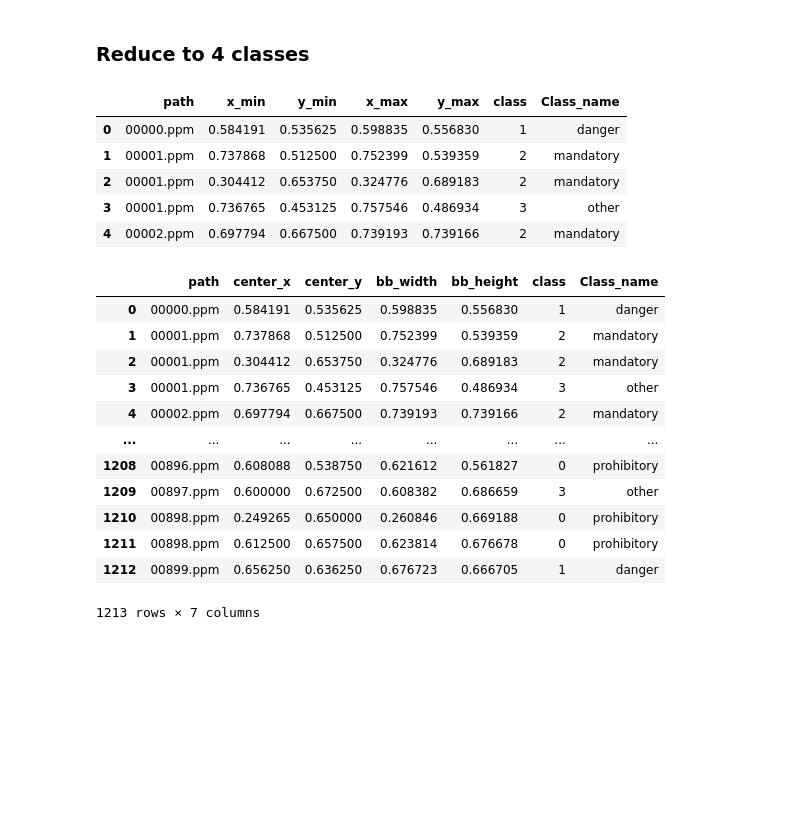
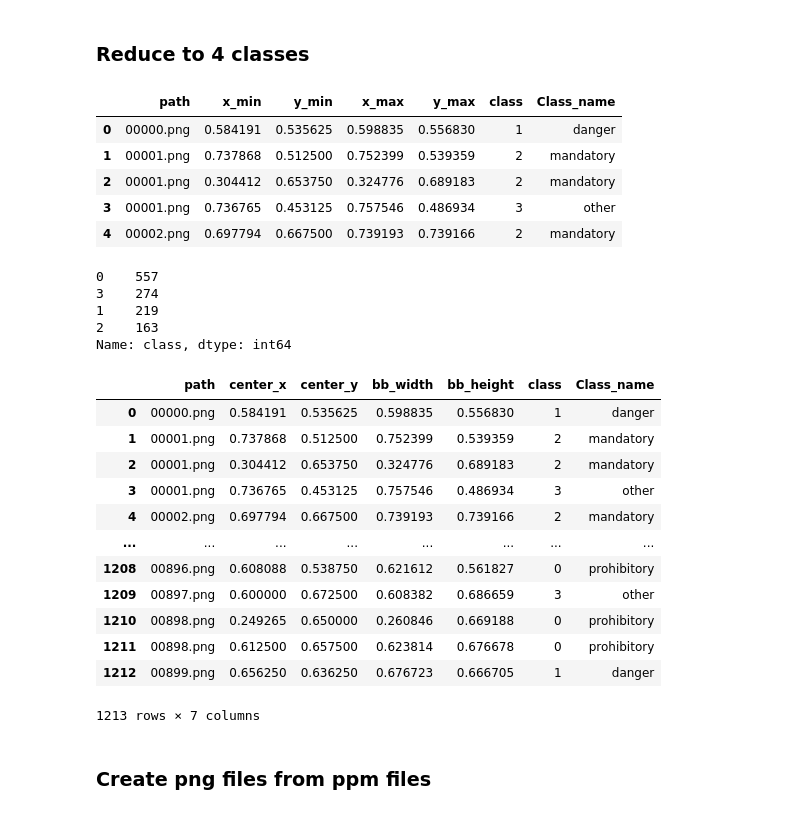
Before and after one commit to akletini/AMS, a Jupyter notebook: DetectionDatasetConversion.ipynb, the cells around one changed output. Drawn from its saved outputs; the diff is of its cells as text; code cells hidden in the pictures; blank space fills up the shorter version.

```diff
--- a/DataPreProcessing.ipynb
+++ b/DetectionDatasetConversion.ipynb
@@ -49,36 +66,45 @@ def rewrite_coordinates(item):
 # %%
 prohibitory = [0, 1, 2, 3, 4, 5, 7, 8, 9, 10, 15, 16]
 danger = [11, 18, 19, 20, 21, 22, 23, 24, 25, 26, 27, 28, 29, 30, 31]
 mandatory = [33, 34, 35, 36, 37, 38, 39, 40]
 other = [6, 12, 13, 14, 17, 32, 41, 42]
 
 data["Class_name"] = np.zeros(len(data))
 
 for i, item in data.iterrows():
     data.at[i] = rewrite_coordinates(item)
+    data["path"][i] = data["path"][i][:-4] + ".png"
     if data["class"][i] in prohibitory:
         data["class"][i] = 0
         data["Class_name"][i] = "prohibitory"
     elif data["class"][i] in danger:
         data["class"][i] = 1
         data["Class_name"][i] = "danger"
     elif data["class"][i] in mandatory:
         data["class"][i] = 2
         data["Class_name"][i] = "mandatory"
     elif data["class"][i] in other:
         data["class"][i] = 3
         data["Class_name"][i] = "other"
     else:
         data["class"][i] = -1
 
 data.head()
 # %% [output]
 |  | path | x_min | y_min | x_max | y_max | class | Class_name |
-| 0 | 00000.ppm | 0.584191 | 0.535625 | 0.598835 | 0.556830 | 1 | danger |
-| 1 | 00001.ppm | 0.737868 | 0.512500 | 0.752399 | 0.539359 | 2 | mandatory |
-| 2 | 00001.ppm | 0.304412 | 0.653750 | 0.324776 | 0.689183 | 2 | mandatory |
-| 3 | 00001.ppm | 0.736765 | 0.453125 | 0.757546 | 0.486934 | 3 | other |
-| 4 | 00002.ppm | 0.697794 | 0.667500 | 0.739193 | 0.739166 | 2 | mandatory |
+| 0 | 00000.png | 0.584191 | 0.535625 | 0.598835 | 0.556830 | 1 | danger |
+| 1 | 00001.png | 0.737868 | 0.512500 | 0.752399 | 0.539359 | 2 | mandatory |
+| 2 | 00001.png | 0.304412 | 0.653750 | 0.324776 | 0.689183 | 2 | mandatory |
+| 3 | 00001.png | 0.736765 | 0.453125 | 0.757546 | 0.486934 | 3 | other |
+| 4 | 00002.png | 0.697794 | 0.667500 | 0.739193 | 0.739166 | 2 | mandatory |
+# %%
+data["class"].value_counts()
+# %% [output]
+0    557
+3    274
+1    219
+2    163
+Name: class, dtype: int64
 # %%
 bb_params = ["center_x", "center_y", "bb_width", "bb_height"]
 rename_dict = dict(zip(ppm_bb_params, bb_params))
@@ -86,15 +112,17 @@ data = data.rename(columns=rename_dict)
 data
 # %% [output]
 |  | path | center_x | center_y | bb_width | bb_height | class | Class_name |
-| 0 | 00000.ppm | 0.584191 | 0.535625 | 0.598835 | 0.556830 | 1 | danger |
-| 1 | 00001.ppm | 0.737868 | 0.512500 | 0.752399 | 0.539359 | 2 | mandatory |
-| 2 | 00001.ppm | 0.304412 | 0.653750 | 0.324776 | 0.689183 | 2 | mandatory |
-| 3 | 00001.ppm | 0.736765 | 0.453125 | 0.757546 | 0.486934 | 3 | other |
-| 4 | 00002.ppm | 0.697794 | 0.667500 | 0.739193 | 0.739166 | 2 | mandatory |
+| 0 | 00000.png | 0.584191 | 0.535625 | 0.598835 | 0.556830 | 1 | danger |
+| 1 | 00001.png | 0.737868 | 0.512500 | 0.752399 | 0.539359 | 2 | mandatory |
+| 2 | 00001.png | 0.304412 | 0.653750 | 0.324776 | 0.689183 | 2 | mandatory |
+| 3 | 00001.png | 0.736765 | 0.453125 | 0.757546 | 0.486934 | 3 | other |
+| 4 | 00002.png | 0.697794 | 0.667500 | 0.739193 | 0.739166 | 2 | mandatory |
 | ... | ... | ... | ... | ... | ... | ... | ... |
-| 1208 | 00896.ppm | 0.608088 | 0.538750 | 0.621612 | 0.561827 | 0 | prohibitory |
-| 1209 | 00897.ppm | 0.600000 | 0.672500 | 0.608382 | 0.686659 | 3 | other |
-| 1210 | 00898.ppm | 0.249265 | 0.650000 | 0.260846 | 0.669188 | 0 | prohibitory |
-| 1211 | 00898.ppm | 0.612500 | 0.657500 | 0.623814 | 0.676678 | 0 | prohibitory |
-| 1212 | 00899.ppm | 0.656250 | 0.636250 | 0.676723 | 0.666705 | 1 | danger |
+| 1208 | 00896.png | 0.608088 | 0.538750 | 0.621612 | 0.561827 | 0 | prohibitory |
+| 1209 | 00897.png | 0.600000 | 0.672500 | 0.608382 | 0.686659 | 3 | other |
+| 1210 | 00898.png | 0.249265 | 0.650000 | 0.260846 | 0.669188 | 0 | prohibitory |
+| 1211 | 00898.png | 0.612500 | 0.657500 | 0.623814 | 0.676678 | 0 | prohibitory |
+| 1212 | 00899.png | 0.656250 | 0.636250 | 0.676723 | 0.666705 | 1 | danger |
 1213 rows × 7 columns
+# %% [markdown]
+### Create png files from ppm files
```
Also changed, not shown: parts of 8 cells of this notebook, 2 other files.
